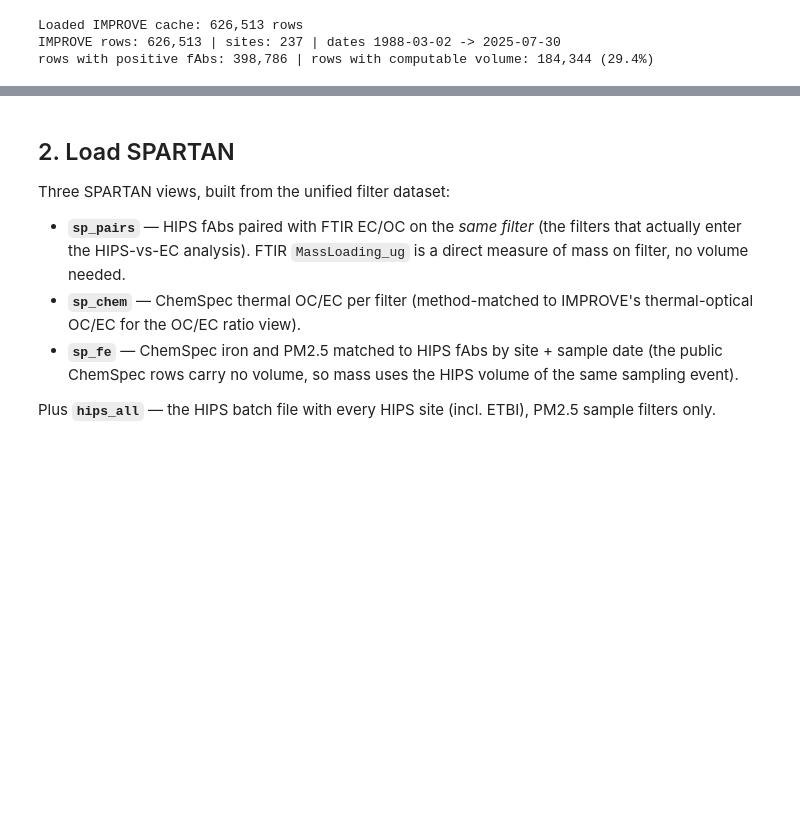
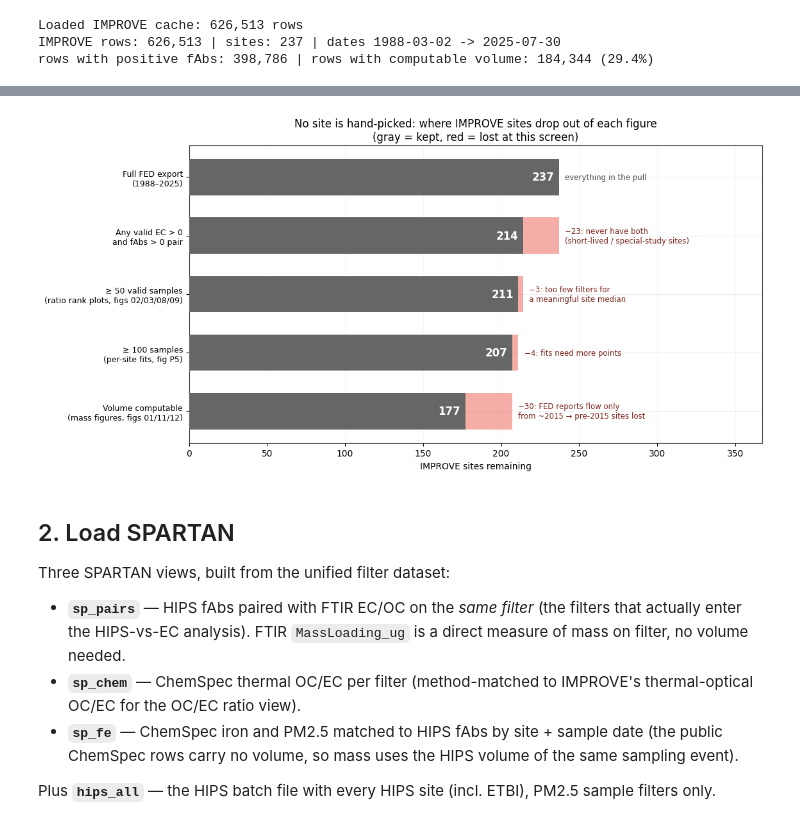
Before and after one commit to ahzs645/aethmodular, a Jupyter notebook: research/spartan/follow_up_mass_and_ratio_plots.ipynb, the cells around one changed output, grey strips where cells are left out. Cells and saved outputs as stored; diff of their text form; code cells hidden in the pictures; blank space fills up the shorter version.

Commit message:
Add IMPROVE site screening funnel figure documenting per-figure site counts
https://claude.ai/code/session_0181NeXBFgEsAQ6BuqGAixrN

```diff
--- a/research/spartan/follow_up_mass_and_ratio_plots.ipynb
+++ b/research/spartan/follow_up_mass_and_ratio_plots.ipynb
@@ -132,3 +139,45 @@ rows with positive fAbs: 398,786 | rows with computable volume: 184,344 (29.4%)
+# %%
+n_all = imp["SiteCode"].nunique()
+iv0 = imp[(imp["ECf_Val"] > 0) & (imp["fAbs_Val"] > 0)]
+n_valid = iv0["SiteCode"].nunique()
+cnt = iv0.groupby("SiteCode").size()
+n_50 = int((cnt >= 50).sum())
+n_100 = int((cnt >= 100).sum())
+mass_ok = imp[(imp["MF_Val"] > 0) & (imp["ECf_Val"] > 0)
+              & imp["FlowRate_Val"].gt(0) & imp["SampDur_Val"].gt(0)]
+n_mass = mass_ok["SiteCode"].nunique()
+
+steps = [
+    ("Full FED export\n(1988–2025)", n_all, "everything in the pull"),
+    ("Any valid EC > 0\nand fAbs > 0 pair", n_valid, f"−{n_all - n_valid}: never have both\n(short-lived / special-study sites)"),
+    ("≥ 50 valid samples\n(ratio rank plots, figs 02/03/08/09)", n_50, f"−{n_valid - n_50}: too few filters for\na meaningful site median"),
+    ("≥ 100 samples\n(per-site fits, fig P5)", n_100, f"−{n_50 - n_100}: fits need more points"),
+    ("Volume computable\n(mass figures, figs 01/11/12)", n_mass, f"−{n_100 - n_mass}: FED reports flow only\nfrom ~2015 → pre-2015 sites lost"),
+]
+
+fig, ax = plt.subplots(figsize=(11.5, 5.8))
+ypos = np.arange(len(steps))[::-1]
+prev = steps[0][1]
+for y, (label, n, reason) in zip(ypos, steps):
+    ax.barh(y, n, height=0.62, color="0.40", zorder=3)
+    if prev > n:
+        ax.barh(y, prev - n, left=n, height=0.62, color="#E74C3C", alpha=0.45, zorder=3)
+    ax.text(n - 3, y, str(n), va="center", ha="right", color="white",
+            fontsize=12, fontweight="bold", zorder=4)
+    ax.text(prev + 4, y, reason, va="center", fontsize=8.5, color="#7B241C" if prev > n else "0.3")
+    prev = n
+ax.set_yticks(ypos)
+ax.set_yticklabels([s_[0] for s_ in steps], fontsize=9)
+ax.set_xlim(0, n_all * 1.55)
+ax.set_xlabel("IMPROVE sites remaining")
+ax.set_title("No site is hand-picked: where IMPROVE sites drop out of each figure\n"
+             "(gray = kept, red = lost at this screen)")
+ax.grid(axis="x", alpha=0.25)
+fig.tight_layout()
+fig.savefig(FIG_DIR / "fig00_improve_site_funnel.png", dpi=200, bbox_inches="tight")
+plt.show()
+# %% [output]
+[figure, added]
 # %% [markdown]
 ## 2. Load SPARTAN
 
```
Also changed, not shown: parts of 2 cells of this notebook, 1 other file.
